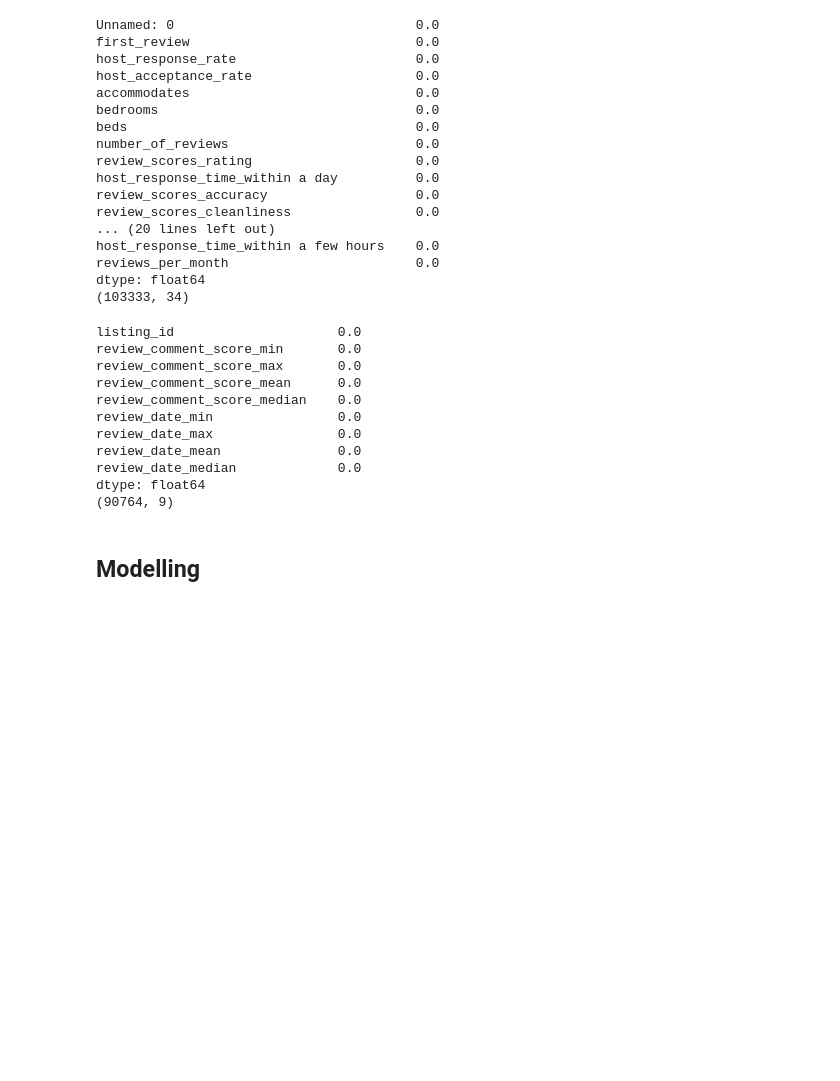
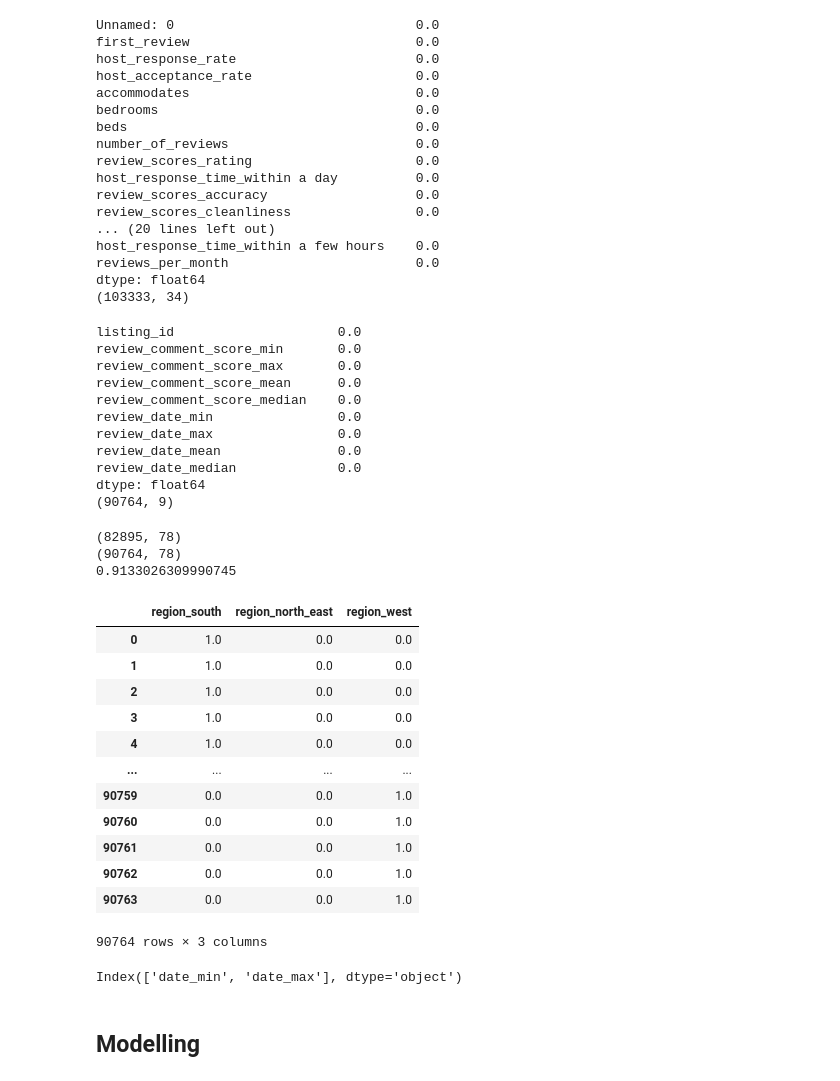
Before and after one commit to vpontello/AirBnb_feature_importance, a Jupyter notebook: DataScience_Post.ipynb, the cells around one changed output. Drawn from its saved outputs; the diff is of its cells as text; code cells hidden in the pictures; blank space fills up the shorter version.

Commit message:
first step modelling

```diff
--- a/DataScience_Post.ipynb
+++ b/DataScience_Post.ipynb
@@ -542,6 +542,8 @@ for city in tqdm(cities):
     # Feature engineering
     # number of days online
     df_calendar_agg['online_days'] = (df_calendar_agg['date_max']-df_calendar_agg['date_min']).apply(lambda x: x.days)+1
+    df_calendar_agg.drop('date_max', axis=1, inplace=True)
+    df_calendar_agg.drop('date_min', axis=1, inplace=True)
     # occupied days
     df_calendar_agg['ocupied_days'] = df_calendar_agg['online_days'] - df_calendar_agg['available_t_sum']
     # total revenue generated by the allocation
@@ -553,9 +555,6 @@ for city in tqdm(cities):
     df_calendar_agg['region'] = region[city]
     # tourism data
     df_calendar_agg = df_calendar_agg.join(tourism.set_index('city'), on='city', how='left')
-
-    cat_cols_lst = ['city','region']
-    df_calendar_agg = create_dummy_df(df_calendar_agg, cat_cols_lst, dummy_na=False, drop_first=False)
 
     # calculating relative price based on each city
     df_calendar_agg['price_mean_rel'] = df_calendar_agg['price_mean'] / df_calendar_agg['price_mean'].mean()
@@ -585,6 +584,10 @@ for city in tqdm(cities):
     # concat data to the calendar dataset
     trusted_calendar_dataset = pd.concat([trusted_calendar_dataset, df_calendar_agg])
 
+# one hot encoding of city and region
+cat_cols_lst = ['city','region']
+trusted_calendar_dataset = create_dummy_df(trusted_calendar_dataset, cat_cols_lst, dummy_na=False, drop_first=False)
+
 # loading data to the trusted directory
 trusted_calendar_dataset.to_csv('datasets/trusted/calendar_dataset.csv')
 # %%
@@ -1273,3 +1276,27 @@ dtype: float64
 (90764, 9)
 # %%
 df_refined = reviews_trusted.set_index('listing_id').join(listing_trusted.set_index('id'), how='left').join(calendar_trusted.set_index('listing_id'), how='left')
+# %%
+print(df_refined.dropna().shape)
+print(df_refined.shape)
+print(df_refined.dropna().shape[0] / df_refined.shape[0])
+# %% [output]
+(82895, 78)
+(90764, 78)
+0.9133026309990745
+# %%
+df_refined[[col for col in df_refined.columns if 'region' in col]]
+# %% [output]
+|  | region_south | region_north_east | region_west |
+| 0 | 1.0 | 0.0 | 0.0 |
+| 1 | 1.0 | 0.0 | 0.0 |
+| 2 | 1.0 | 0.0 | 0.0 |
+| 3 | 1.0 | 0.0 | 0.0 |
+| 4 | 1.0 | 0.0 | 0.0 |
+| ... | ... | ... | ... |
+| 90759 | 0.0 | 0.0 | 1.0 |
+| 90760 | 0.0 | 0.0 | 1.0 |
+| 90761 | 0.0 | 0.0 | 1.0 |
+| 90762 | 0.0 | 0.0 | 1.0 |
+| 90763 | 0.0 | 0.0 | 1.0 |
+90764 rows × 3 columns
@@ -1276,3 +1311,7 @@ df_refined = reviews_trusted.set_index('listing_id').join(listing_trusted.set_in
+# %%
+df_refined.columns[df_refined.dtypes=='object']
+# %% [output]
+Index(['date_min', 'date_max'], dtype='object')
 # %%
 df_refined.to_csv('datasets/refined/refined_dataset.csv')
 # %% [markdown]
```
Also changed, not shown: parts of 16 cells of this notebook.
